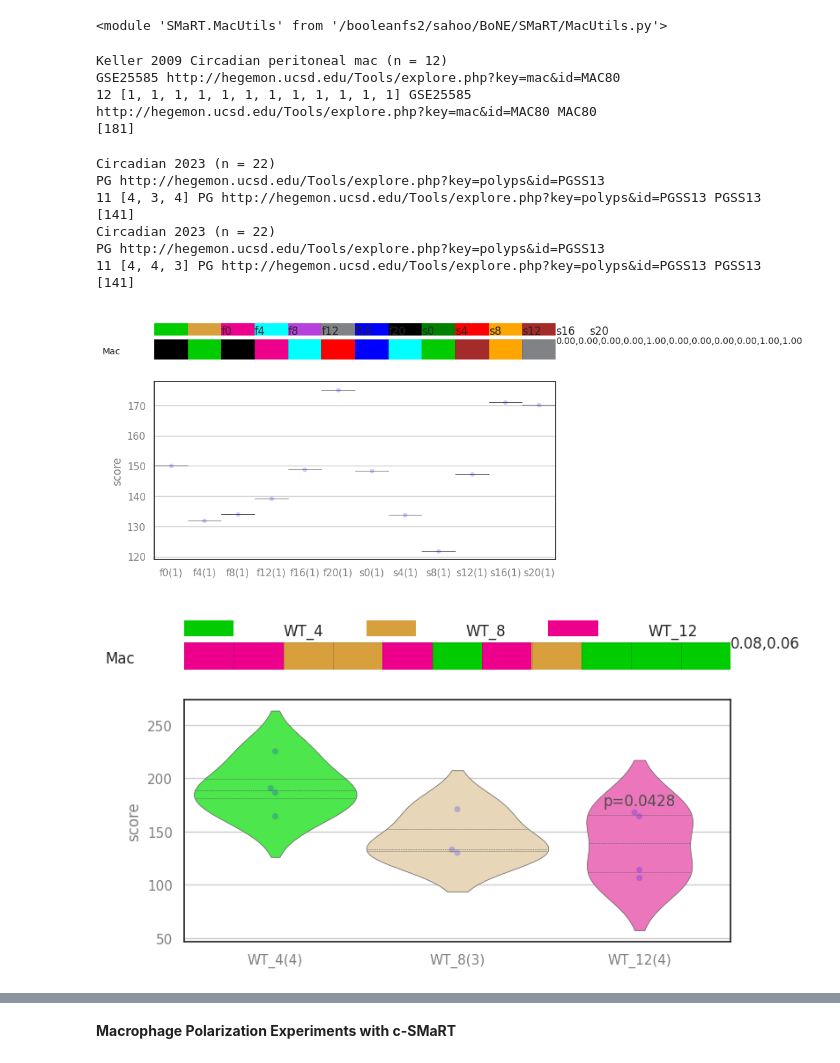
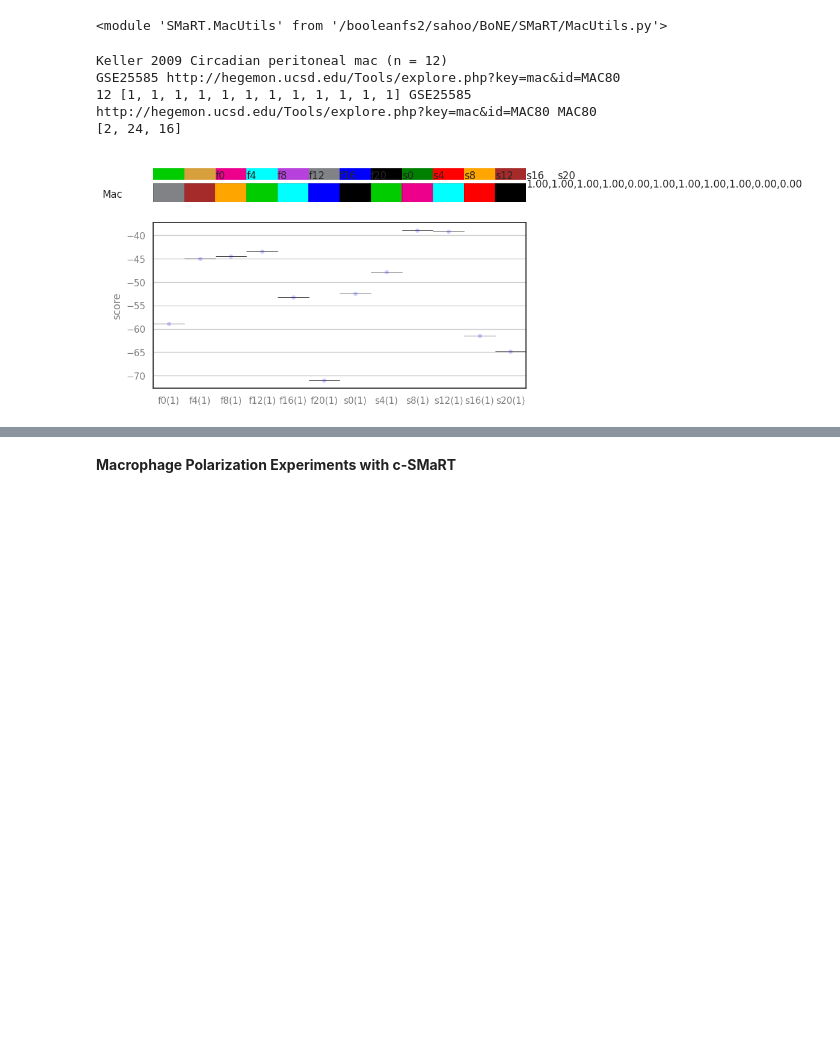
Before and after one commit to tirtharajdash/MAC-CR, a Jupyter notebook: main.ipynb, the cells around one changed output, grey strips where cells are left out. Saved outputs shown, nothing was run; the diff lists cells and outputs as text; code cells hidden in the pictures; blank space fills up the shorter version.

```diff
--- a/main.ipynb
+++ b/main.ipynb
@@ -950,58 +915,35 @@ def plotViolinBarVert(ana, desc=None):
 #wt1, l1 = getKellerGenesC1Mm()
 #wt1, l1 = getKellerGenesC2Mm()
 #wt1, l1 = getKellerGenesC4Mm()
 #wt1, l1 = getKellerGenesC2a4Mm()
 #wt1, l1 = getKellerGenesC1a2a4Mm()
 
 #wt1, l1 = getSMaRT_Keller_all1400_Mm()
-wt1, l1 = getSMaRT_Keller_C1Mm()
+#wt1, l1 = getSMaRT_Keller_C1Mm()
 #wt1, l1 = getSMaRT_Keller_C2Mm()
 #wt1, l1 = getSMaRT_Keller_C3Mm()
 #wt1, l1 = getSMaRT_Keller_C4Mm()
 #wt1, l1 = getSMaRT_Keller_C1a2Mm()
 #wt1, l1 = getSMaRT_Keller_C2a4Mm()
 #wt1, l1 = getSMaRT_Keller_C13Mm()
 #wt1, l1 = getSMaRT_Keller_C14a3Mm()
-#wt1, l1 = getSMaRT_Keller_C13a14a3Mm()
+wt1, l1 = getSMaRT_Keller_C13a14a3Mm()
 
 #convert to Mm genes (if the validation dataset is for Mm)
 #l1 = mut.getGroupsMm(l1)
 
 #load the base
 ana = IMMAnalysis()
 
 ##load the dataset to analyze
 ana.getKeller2009(td=3)
 
 ##plot the figure
-ana.orderData(l1, wt1)
+ana.orderDataDf(l1, wt1)
 fig = plotViolinBarVert(ana, "Mac")
-
-
-## Validation: WT and KO
-ana.getPG2023(stype=1)
-
-##plot the figure
-ana.orderData(l1, wt1)
-fig = plotViolinBarVert(ana, "Mac")
-
-ana.getPG2023(stype=2)
-
-##plot the figure
-ana.orderData(l1, wt1)
-fig = plotViolinBarVert(ana, "Mac")
 # %% [output]
 Keller 2009 Circadian peritoneal mac (n = 12)
 GSE25585 http://hegemon.ucsd.edu/Tools/explore.php?key=mac&id=MAC80
 12 [1, 1, 1, 1, 1, 1, 1, 1, 1, 1, 1, 1] GSE25585 http://hegemon.ucsd.edu/Tools/explore.php?key=mac&id=MAC80 MAC80
-[181]
+[2, 24, 16]
-Circadian 2023 (n = 22)
-PG http://hegemon.ucsd.edu/Tools/explore.php?key=polyps&id=PGSS13
-11 [4, 3, 4] PG http://hegemon.ucsd.edu/Tools/explore.php?key=polyps&id=PGSS13 PGSS13
-[141]
-Circadian 2023 (n = 22)
-PG http://hegemon.ucsd.edu/Tools/explore.php?key=polyps&id=PGSS13
-11 [4, 4, 3] PG http://hegemon.ucsd.edu/Tools/explore.php?key=polyps&id=PGSS13 PGSS13
-[141]
-[figure, old version]
+[figure, new version]
-[figure, removed]
```
Also changed, not shown: parts of 10 cells of this notebook, 1 other file.
